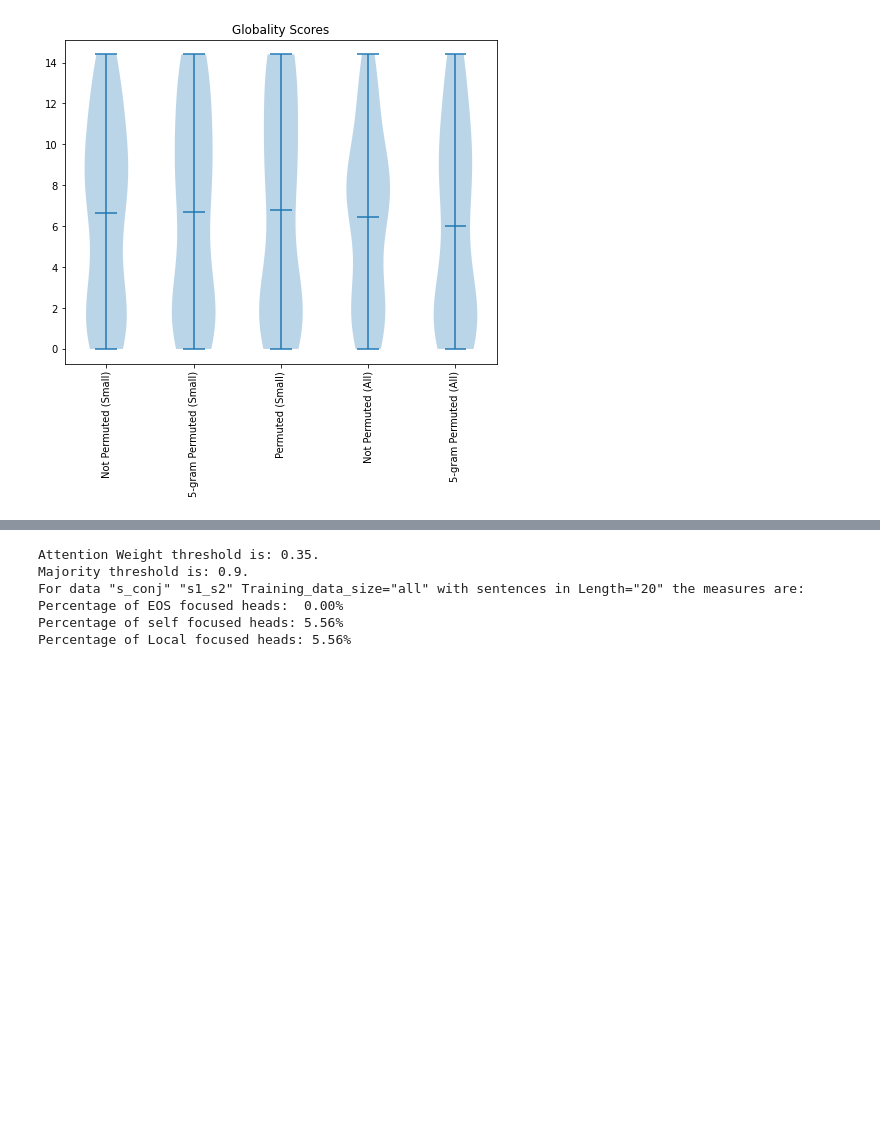
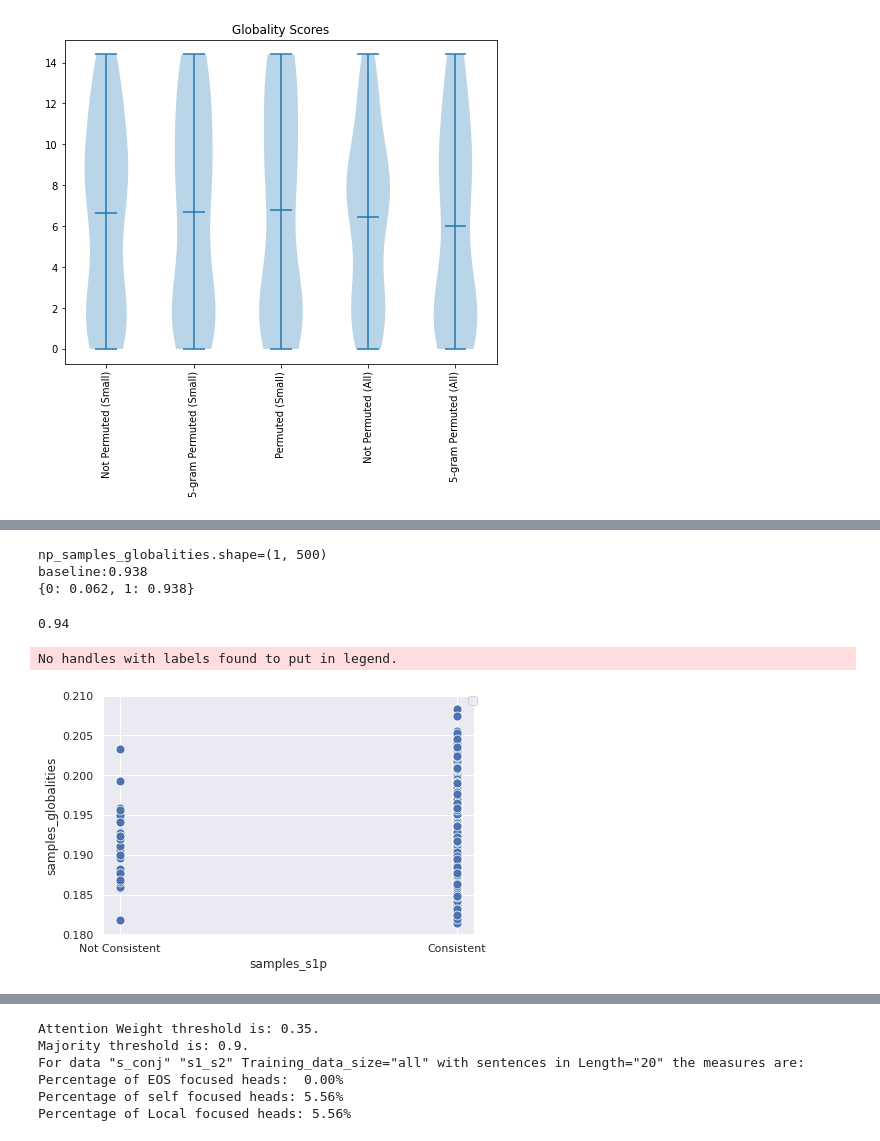
Before and after one commit to itay1itzhak/globality, a Jupyter notebook: Global Attention Metric.ipynb, the cells around one changed output, grey strips where cells are left out. Cells and saved outputs as stored; diff of their text form; code cells hidden in the pictures; blank space fills up the shorter version.

```diff
--- a/Global Attention Metric.ipynb
+++ b/Global Attention Metric.ipynb
@@ -35,7 +37,7 @@ def get_positions_distances_mat(length, negative=False):
         distances_matrix -= distances_matrix.T
 
     if not negative:
-        return torch.tensor(distances_matrix) + 1
+        return torch.tensor(distances_matrix)# + 1
     else:
         return torch.tensor(distances_matrix)
 
@@ -1733,0 +1693,17 @@ plt.show()
+# %%
+data_to_plot = {
+                "samples_s1p": samples_s1p[0],
+                "samples_s3": samples_s3[0],
+                #"s1p_not_consist_glob_results": s1p_not_consist_glob_results,
+                "samples_globalities": samples_globalities[0],
+                "samples_weighted_median_distance": samples_weighted_median_distance[0],
+                # s3_consist_glob_results.append(samples_globalities[samples_s3])
+                # s1p_not_consist_glob_results.append(samples_globalities[[ not x for x in samples_s1p]])
+                # s3_not_consist_glob_results.append(samples_globalities[[ not x for x in samples_s3]])
+
+                # s1p_consist_wmd_results.append(samples_globalities[samples_s1p])
+                # s3_consist_wmd_results.append(samples_globalities[samples_s3])
+                # s1p_not_consist_wmd_results.append(samples_globalities[[not x for x in samples_s1p]])
+                # s3_not_consist_wmd_results.append(samples_globalities[[not x for x in samples_s3]])
+}
+data_to_plot = pd.DataFrame(data_to_plot)
@@ -1733,0 +1726,43 @@ plt.show()
+# %%
+# Logsitic regression
+from sklearn import datasets
+from sklearn import linear_model
+from sklearn.model_selection import train_test_split
+
+np_samples_globalities = np.array(samples_globalities)
+np_samples_s1p = np.array(samples_s1p)
+print(f"np_samples_globalities.shape={np_samples_globalities.shape}")
+print(f"baseline:{(np_samples_s1p.sum())/500}")
+w = {0:(500-np_samples_s1p.sum())/500,1:np_samples_s1p.sum()/500}
+print(w)
+X_train, X_test, y_train, y_test = train_test_split(
+    np_samples_globalities[0], np_samples_s1p[0], test_size=0.10, random_state=0)
+LRG = linear_model.LogisticRegression(
+   random_state = 0,solver = 'liblinear',multi_class = 'auto', class_weight=w)
+
+
+LRG.fit(X_train.reshape(-1, 1), y_train)
+LRG.score(X_test.reshape(-1, 1), y_test)
+# %% [output]
+np_samples_globalities.shape=(1, 500)
+baseline:0.938
+{0: 0.062, 1: 0.938}
+0.94
+# %%
+sns.set_context('paper')
+sns.set(rc={'figure.figsize':(6,4)})
+plt.legend(bbox_to_anchor=(1.01, 1), borderaxespad=0)
+plt.tight_layout()
+sns.set(font_scale=0.8)
+plt.ylim(0.18,0.21)
+#ax = sns.scatterplot(x = 'Data Size', y = wanted_y, hue = 'Training Data Type', data = data_to_plot, s=80)
+#fig = plt.figure()
+#ax = fig.add_subplot(111, projection = '3d')
+#ax.scatter(x = data_to_plot["samples_s1p"], y = data_to_plot["samples_globalities"], z = data_to_plot["samples_s3"], s=80)
+ax = sns.scatterplot(x = "samples_s1p", y = "samples_globalities", data = data_to_plot, s=80)
+ax.set_xticks(range(0,2))
+ax.set_xticklabels(['Not Consistent','Consistent'])
+plt.show()
+# %% [output]
+No handles with labels found to put in legend.
+[figure, added]
```
Also changed, not shown: parts of 50 cells of this notebook.
